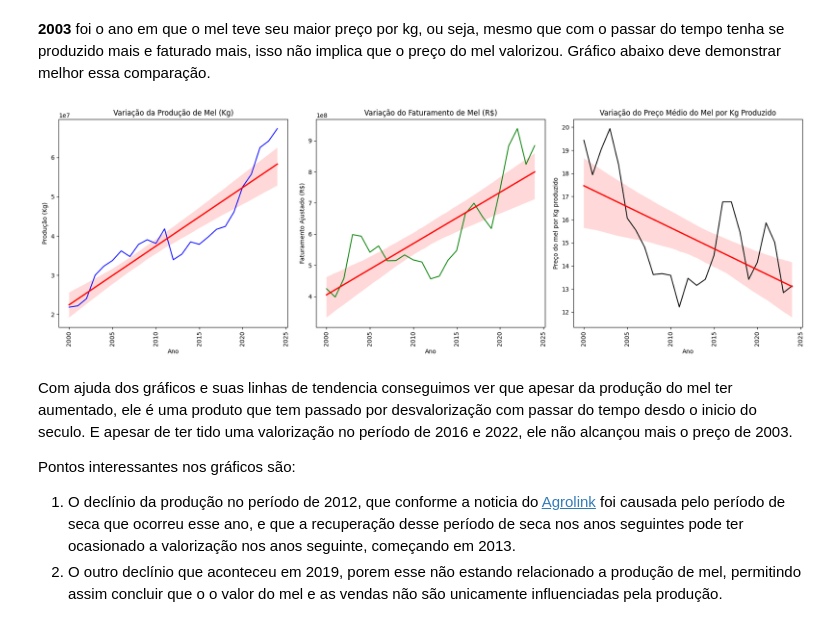
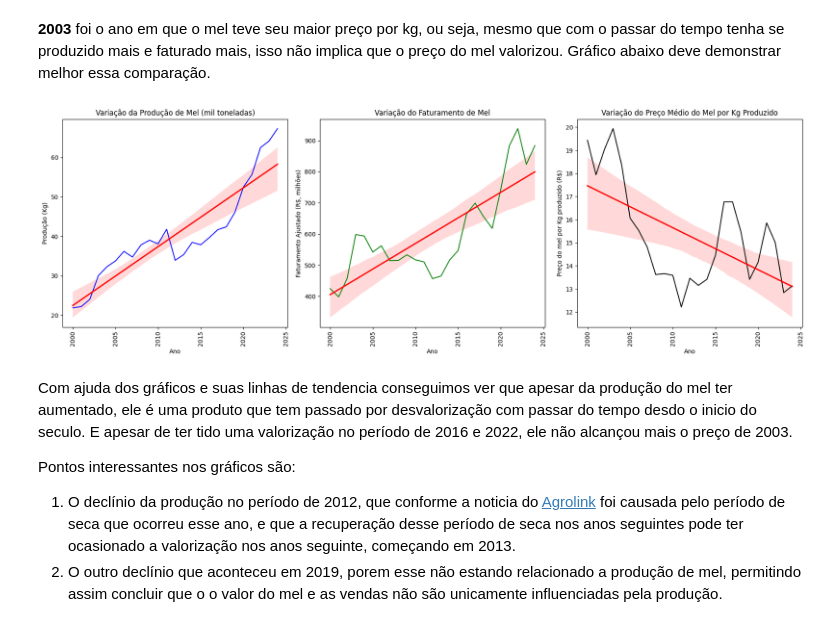
Before and after one commit to Gabriel-J-code/ad-projeto-bees-caatinga, a Jupyter notebook: relatorio TCC.ipynb, the cells around one changed output. Saved outputs shown, nothing was run; the diff lists cells and outputs as text; code cells hidden in the pictures.

```diff
--- a/relatorio TCC.ipynb
+++ b/relatorio TCC.ipynb
@@ -386,35 +386,35 @@ Máximo valor em Preço do mel por Kg produzido
 # %%
 #Convertendo ano para numérico
 mel_br['Ano'] = pd.to_numeric(mel_br['Ano'])
 
 # Criar a figura e os 3 subplots lado a lado
 fig, axes = plt.subplots(1, 3, figsize=(18, 6))
 
 # Gráfico 1: Produção (Kg) com linha de tendência
-sns.lineplot(data=mel_br, x='Ano', y='Produção (Kg)', ax=axes[0], color='blue')
-sns.regplot(data=mel_br, x='Ano', y='Produção (Kg)', ax=axes[0], color='red', scatter=False, ci=95)
-axes[0].set_title('Variação da Produção de Mel (Kg)')
+sns.lineplot(data=mel_br, x='Ano', y=mel_br['Produção (Kg)']/1000000, ax=axes[0], color='blue')
+sns.regplot(data=mel_br, x='Ano', y=mel_br['Produção (Kg)']/1000000, ax=axes[0], color='red', scatter=False, ci=95)
+axes[0].set_title('Variação da Produção de Mel (mil toneladas)')
 axes[0].set_ylabel('Produção (Kg)')
 axes[0].tick_params(axis='x', rotation=90)
 
 # Gráfico 2: Faturamento Ajustado (R$) com linha de tendência
-sns.lineplot(data=mel_br, x='Ano', y='Faturamento Ajustado (R$)', ax=axes[1], color='green')
-sns.regplot(data=mel_br, x='Ano', y='Faturamento Ajustado (R$)', ax=axes[1], color='red', scatter=False, ci=95)
-axes[1].set_title('Variação do Faturamento de Mel (R$)')
-axes[1].set_ylabel('Faturamento Ajustado (R$)')
+sns.lineplot(data=mel_br, x='Ano', y=mel_br['Faturamento Ajustado (R$)']/1000000, ax=axes[1], color='green')
+sns.regplot(data=mel_br, x='Ano', y=mel_br['Faturamento Ajustado (R$)']/1000000, ax=axes[1], color='red', scatter=False, ci=95)  # Convertendo para milhões
+axes[1].set_title('Variação do Faturamento de Mel')
+axes[1].set_ylabel('Faturamento Ajustado (R$, milhões)')  # Convertendo para milhões
 axes[1].tick_params(axis='x', rotation=90)
 
 # Gráfico 3: Preço por Kg com linha de tendência
 sns.lineplot(data=mel_br, x='Ano', y='Preço do mel por Kg produzido', ax=axes[2], color='black')
 sns.regplot(data=mel_br, x='Ano', y='Preço do mel por Kg produzido', ax=axes[2], color='red', scatter=False, ci=95)
 axes[2].set_title('Variação do Preço Médio do Mel por Kg Produzido')
-axes[2].set_ylabel('Preço do mel por Kg produzido')
+axes[2].set_ylabel('Preço do mel por Kg produzido (R$)')
 axes[2].tick_params(axis='x', rotation=90)
 
 plt.tight_layout()
 plt.show()
 # %% [output]
-[figure, old version]
+[figure, new version]
 # %% [markdown]
 Com ajuda dos gráficos e suas linhas de tendencia conseguimos ver que apesar da produção do mel ter aumentado, ele é uma produto que tem passado por desvalorização com passar do tempo desdo o inicio do seculo. E apesar de ter tido uma valorização no período de 2016 e 2022, ele não alcançou mais o preço de 2003.
 
```
Also changed, not shown: parts of 23 cells of this notebook.
